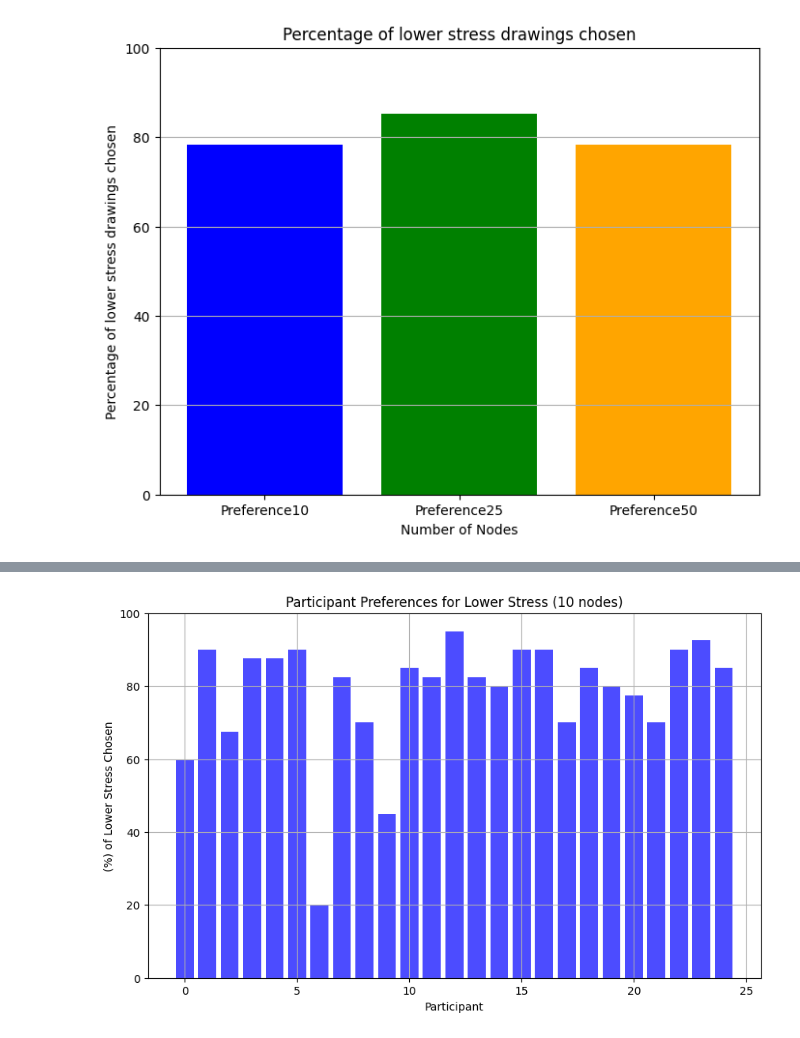
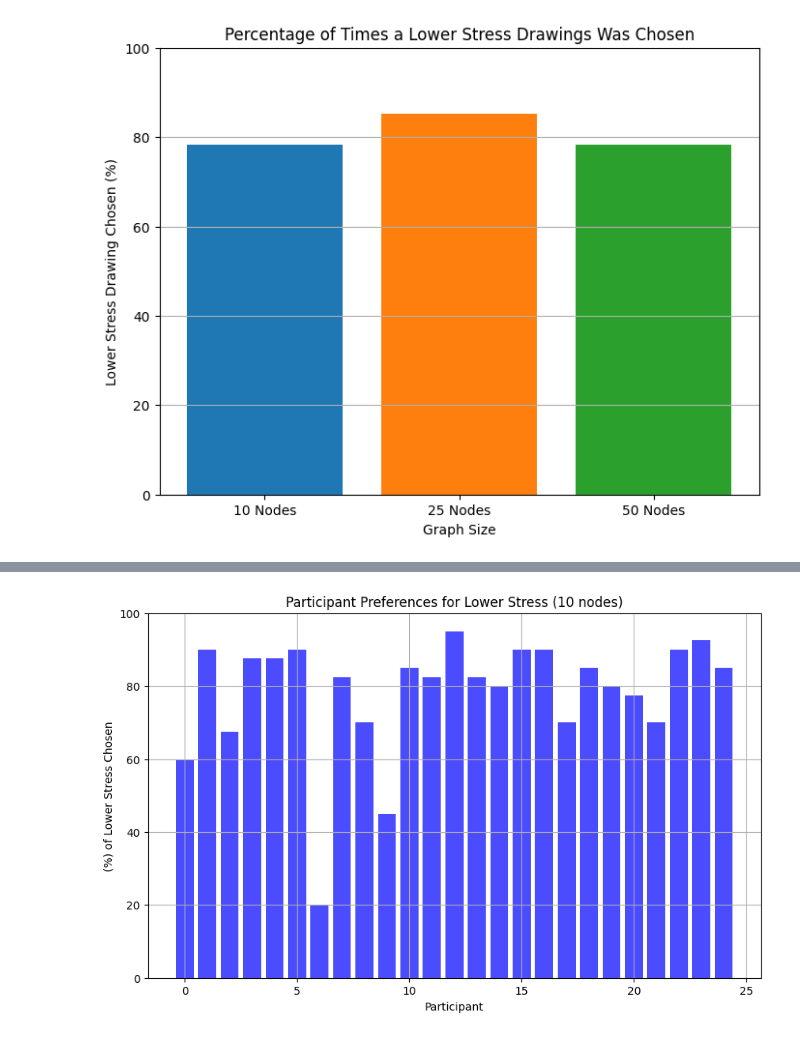
Before and after one commit to JacobLMiller/stress-preference, a Jupyter notebook: preferences.ipynb, the cells around one changed output, grey strips where cells are left out. Cells and saved outputs as stored; diff of their text form; code cells hidden in the pictures.

```diff
--- a/preferences.ipynb
+++ b/preferences.ipynb
@@ -23,35 +23,36 @@ for df in [preference10_df, preference25_df, preference50_df]:
 # %%
 # Function to calculate the ratio of lower stress choices
 def calculate_avg_lower_stress_chosen(df):
     def compute_ratio(accuracy):
         # Exclude same stress from the accuracy list
         filtered = [a for a in accuracy if a != -1]
         return sum(filtered) / len(filtered) if filtered else 0
 
     # Add the computed ratio as a new column
     df['avg_lower_stress_chosen'] = df['accuracy'].apply(compute_ratio)
 
 # Apply the calculation to each dataset
 for df in [preference10_df, preference25_df, preference50_df]:
     calculate_avg_lower_stress_chosen(df)
 
 
 dataset_averages = {
-    "Preference10": preference10_df['avg_lower_stress_chosen'].mean() * 100,
-    "Preference25": preference25_df['avg_lower_stress_chosen'].mean() * 100,
-    "Preference50": preference50_df['avg_lower_stress_chosen'].mean() * 100,
+    "10 Nodes": preference10_df['avg_lower_stress_chosen'].mean() * 100,
+    "25 Nodes": preference25_df['avg_lower_stress_chosen'].mean() * 100,
+    "50 Nodes": preference50_df['avg_lower_stress_chosen'].mean() * 100,
 }
 
 # Plot the bar chart
 plt.figure(figsize=(8, 6))
-plt.bar(dataset_averages.keys(), dataset_averages.values(), color=['blue', 'green', 'orange'])
-plt.xlabel('Number of Nodes')
-plt.ylabel('Percentage of lower stress drawings chosen')
-plt.title('Percentage of lower stress drawings chosen')
+plt.bar(dataset_averages.keys(), dataset_averages.values(), color=['tab:blue', 'tab:orange', 'tab:green'])
+plt.xlabel('Graph Size')
+plt.title('Percentage of Times a Lower Stress Drawings Was Chosen')
+plt.ylabel('Lower Stress Drawing Chosen (%)')
 plt.ylim(0, 100)  # Add some padding above the highest bar
 plt.grid(axis='y')
 
 # Show the chart
+plt.savefig('figures/mean_preferences.pdf', format='pdf')
 plt.show()
 # %% [output]
-[figure, old version]
+[figure, new version]
```
Also changed, not shown: parts of 7 cells of this notebook, 9 other files.
